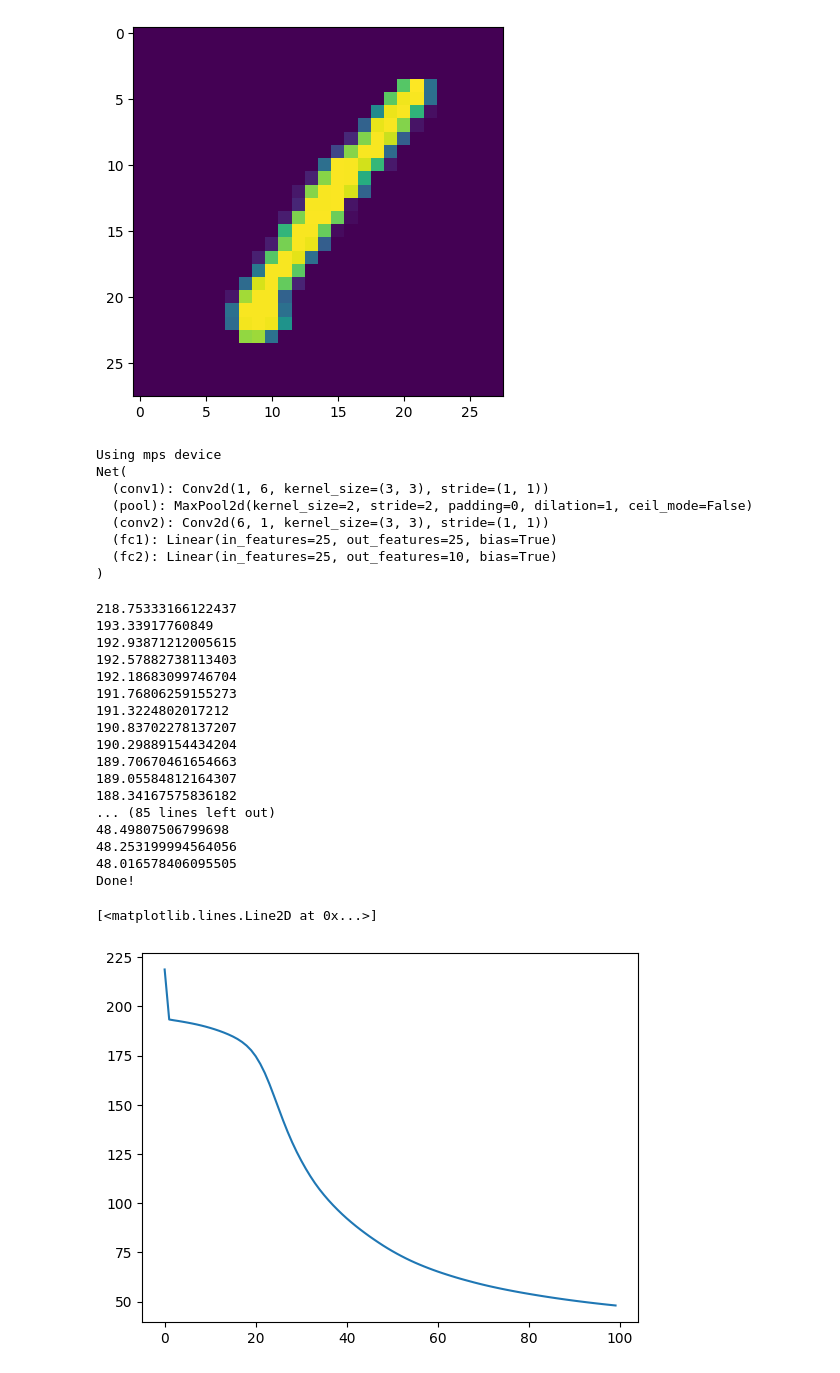
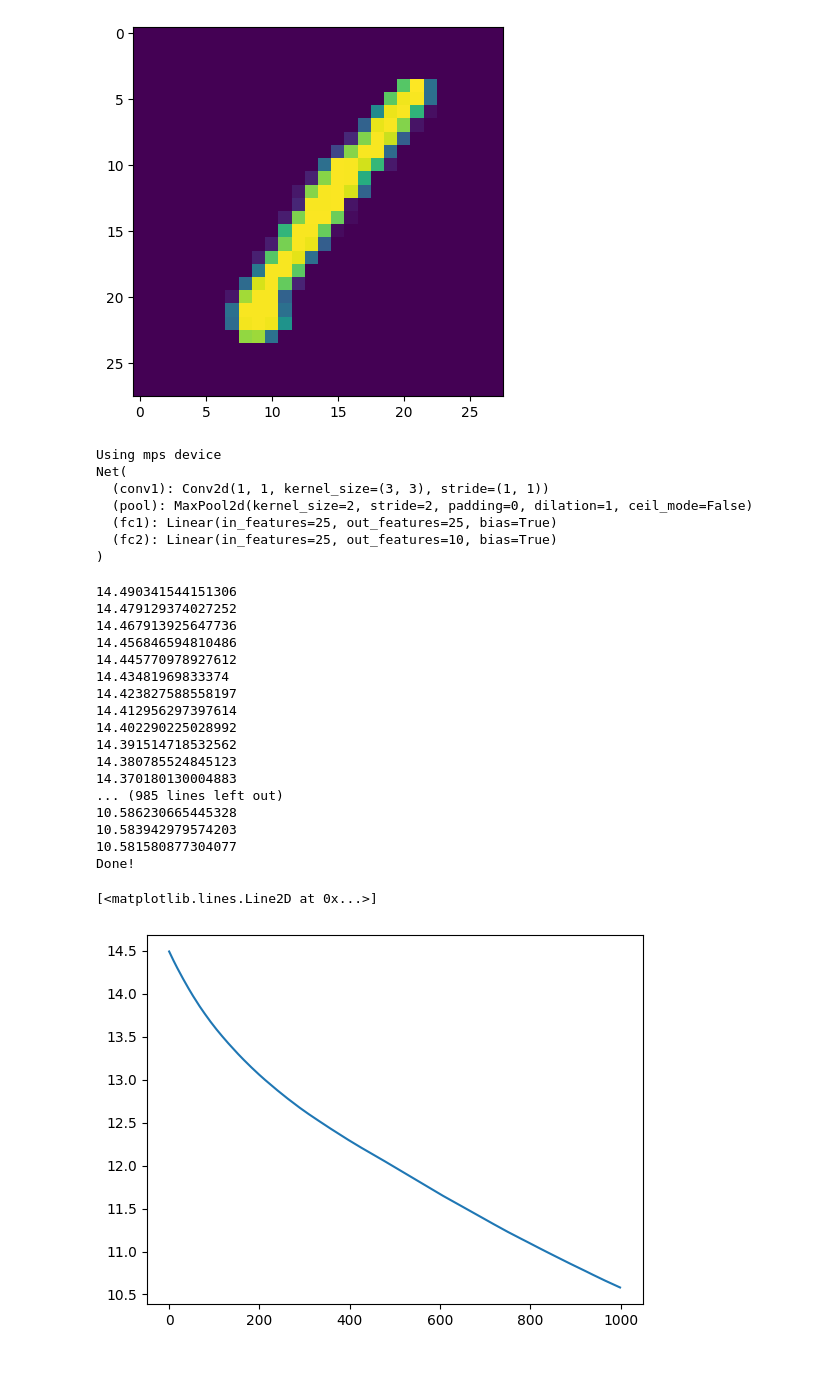
Before and after one commit to joseongho/digit-recognizer, a Jupyter notebook: test.ipynb, the cells around one changed output. Drawn from its saved outputs; the diff is of its cells as text; code cells hidden in the pictures.

```diff
--- a/test.ipynb
+++ b/test.ipynb
@@ -48,7 +48,7 @@ trainSet[0][1]
 # %% [output]
 tensor([0., 1., 0., 0., 0., 0., 0., 0., 0., 0.])
 # %%
-trainLoader= torch.utils.data.DataLoader(trainSet,batch_size=1024)
+trainLoader= torch.utils.data.DataLoader(trainSet,batch_size=2048)
 testLoader = torch.utils.data.DataLoader(testSet)
 trainLoader
 # %% [output]
@@ -77,15 +77,14 @@ print(f"Using {device} device")
 class Net(torch.nn.Module):
     def __init__(self):
         super().__init__()
-        self.conv1 = torch.nn.Conv2d(1, 6, 3)
+        self.conv1 = torch.nn.Conv2d(1, 1, 3)
         self.pool = torch.nn.MaxPool2d(2, 2)
-        self.conv2 = torch.nn.Conv2d(6, 1, 3)
         self.fc1 = torch.nn.Linear(25, 25)
         self.fc2 = torch.nn.Linear(25, 10)
 
     def forward(self, x):
         x = self.pool(torch.nn.functional.relu(self.conv1(x)))
-        x = self.pool(torch.nn.functional.relu(self.conv2(x)))
+        x = self.pool(torch.nn.functional.relu(self.conv1(x)))
         x = torch.flatten(x, 1) # flatten all dimensions except batch
         x = torch.nn.functional.relu(self.fc1(x))
         x = self.fc2(x)
@@ -99,9 +98,8 @@ print(model)
 # %% [output]
 Using mps device
 Net(
-  (conv1): Conv2d(1, 6, kernel_size=(3, 3), stride=(1, 1))
+  (conv1): Conv2d(1, 1, kernel_size=(3, 3), stride=(1, 1))
   (pool): MaxPool2d(kernel_size=2, stride=2, padding=0, dilation=1, ceil_mode=False)
-  (conv2): Conv2d(6, 1, kernel_size=(3, 3), stride=(1, 1))
   (fc1): Linear(in_features=25, out_features=25, bias=True)
   (fc2): Linear(in_features=25, out_features=10, bias=True)
 )
@@ -129,33 +127,33 @@ def trainAI(dataloader, model, loss_fn, optimizer):
     print(totalLoss)
     return totalLoss
 # %%
-epochs = 100
+epochs = 1000
 totalLoss=[]
 for t in range(epochs):
     totalLoss.append(trainAI(trainLoader, model, loss_fn, optimizer))
 print("Done!")
 
 plt.plot(totalLoss)
 # %% [output]
-218.75333166122437
-193.33917760849
-192.93871212005615
-192.57882738113403
-192.18683099746704
-191.76806259155273
-191.3224802017212
-190.83702278137207
-190.29889154434204
-189.70670461654663
-189.05584812164307
-188.34167575836182
-... (85 lines left out)
-48.49807506799698
-48.253199994564056
-48.016578406095505
+14.490341544151306
+14.479129374027252
+14.467913925647736
+14.456846594810486
+14.445770978927612
+14.43481969833374
+14.423827588558197
+14.412956297397614
+14.402290225028992
+14.391514718532562
+14.380785524845123
+14.370180130004883
+... (985 lines left out)
+10.586230665445328
+10.583942979574203
+10.581580877304077
 Done!
 [<matplotlib.lines.Line2D at 0x...>]
-[figure, old version]
+[figure, new version]
 # %%
 def testAI(dataloader, model ):
     model.eval()
```
Also changed, not shown: parts of 2 cells of this notebook, 1 other file.
